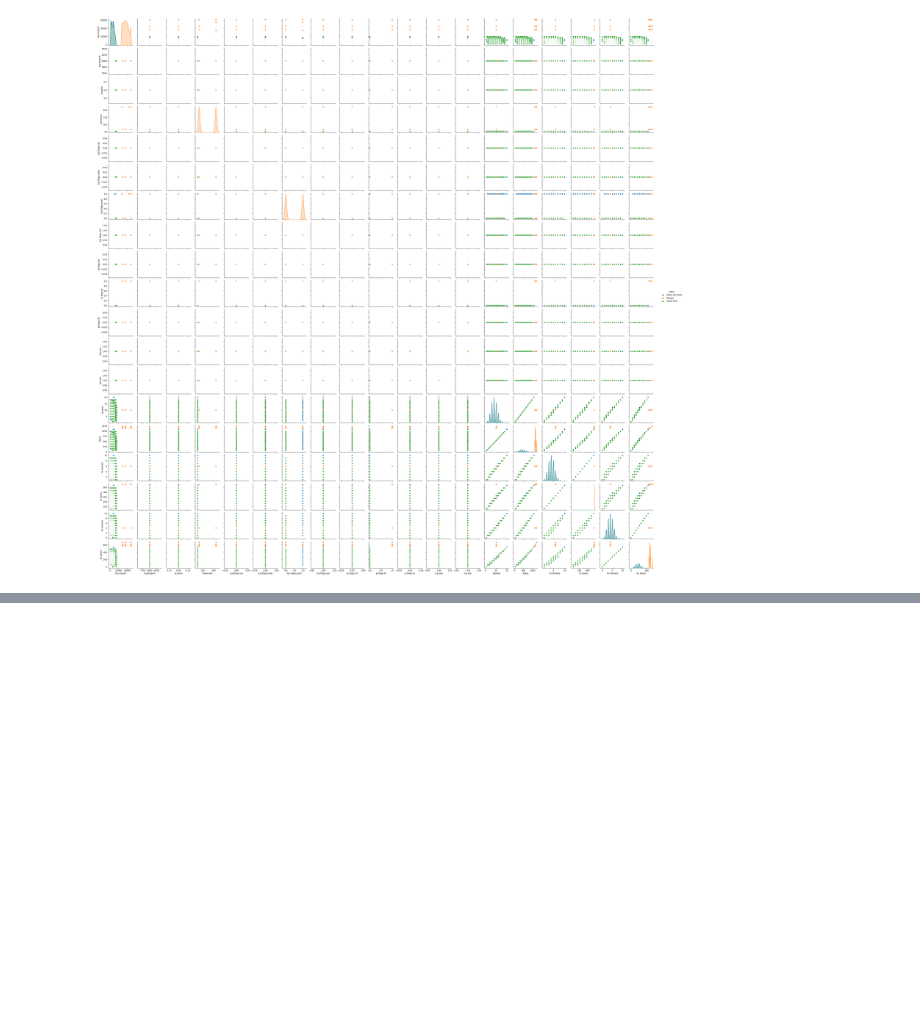
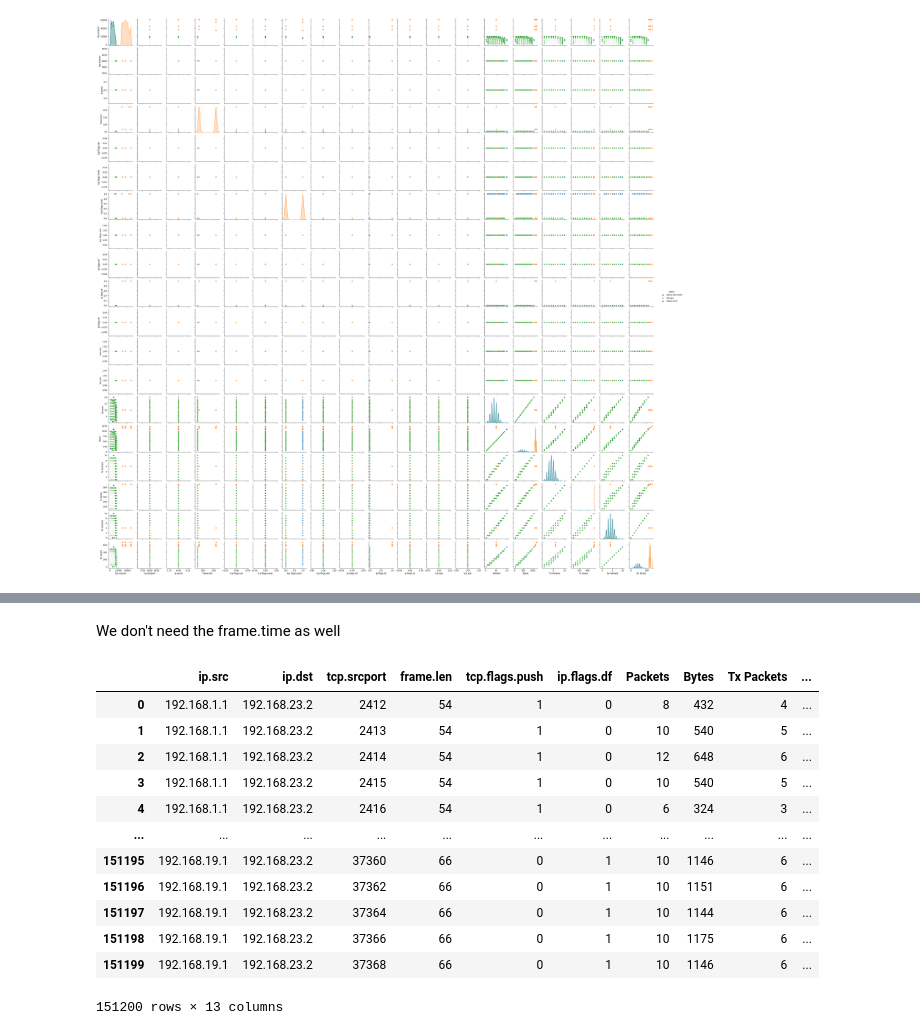
Before and after one commit to Roon311/DDoS-Detection-using-Machine-Learning, a Jupyter notebook: DDoS_Detection_and_Mitigation_using_Machine_Learning.ipynb, the cells around one changed output, grey strips where cells are left out. Drawn from its saved outputs; the diff is of its cells as text; code cells hidden in the pictures; blank space fills up the shorter version.

```diff
--- a/DDoS_Detection_and_Mitigation_using_Machine_Learning.ipynb
+++ b/DDoS_Detection_and_Mitigation_using_Machine_Learning.ipynb
@@ -175,0 +208,19 @@ plt.show()
+# %% [markdown]
+We don't need the frame.time as well
+# %%
+ddos_new= ddos_new.drop(columns=['frame.time'])
+ddos_new
+# %% [output]
+|  | ip.src | ip.dst | tcp.srcport | frame.len | tcp.flags.push | ip.flags.df | Packets | Bytes | Tx Packets | ... |
+| 0 | 192.168.1.1 | 192.168.23.2 | 2412 | 54 | 1 | 0 | 8 | 432 | 4 | ... |
+| 1 | 192.168.1.1 | 192.168.23.2 | 2413 | 54 | 1 | 0 | 10 | 540 | 5 | ... |
+| 2 | 192.168.1.1 | 192.168.23.2 | 2414 | 54 | 1 | 0 | 12 | 648 | 6 | ... |
+| 3 | 192.168.1.1 | 192.168.23.2 | 2415 | 54 | 1 | 0 | 10 | 540 | 5 | ... |
+| 4 | 192.168.1.1 | 192.168.23.2 | 2416 | 54 | 1 | 0 | 6 | 324 | 3 | ... |
+| ... | ... | ... | ... | ... | ... | ... | ... | ... | ... | ... |
+| 151195 | 192.168.19.1 | 192.168.23.2 | 37360 | 66 | 0 | 1 | 10 | 1146 | 6 | ... |
+| 151196 | 192.168.19.1 | 192.168.23.2 | 37362 | 66 | 0 | 1 | 10 | 1151 | 6 | ... |
+| 151197 | 192.168.19.1 | 192.168.23.2 | 37364 | 66 | 0 | 1 | 10 | 1144 | 6 | ... |
+| 151198 | 192.168.19.1 | 192.168.23.2 | 37366 | 66 | 0 | 1 | 10 | 1175 | 6 | ... |
+| 151199 | 192.168.19.1 | 192.168.23.2 | 37368 | 66 | 0 | 1 | 10 | 1146 | 6 | ... |
+151200 rows × 13 columns
```
Also changed, not shown: parts of 16 cells of this notebook.
